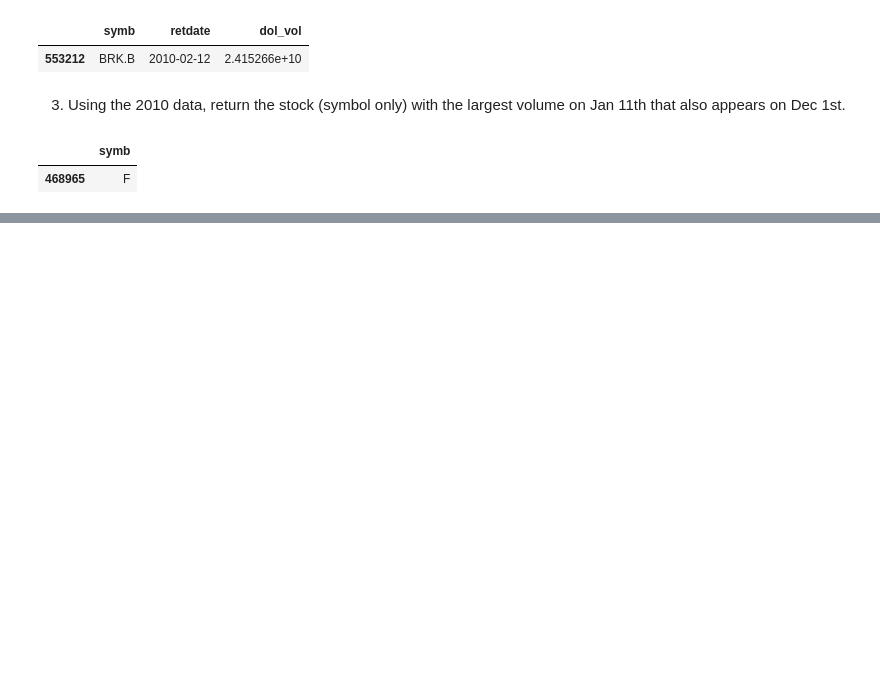
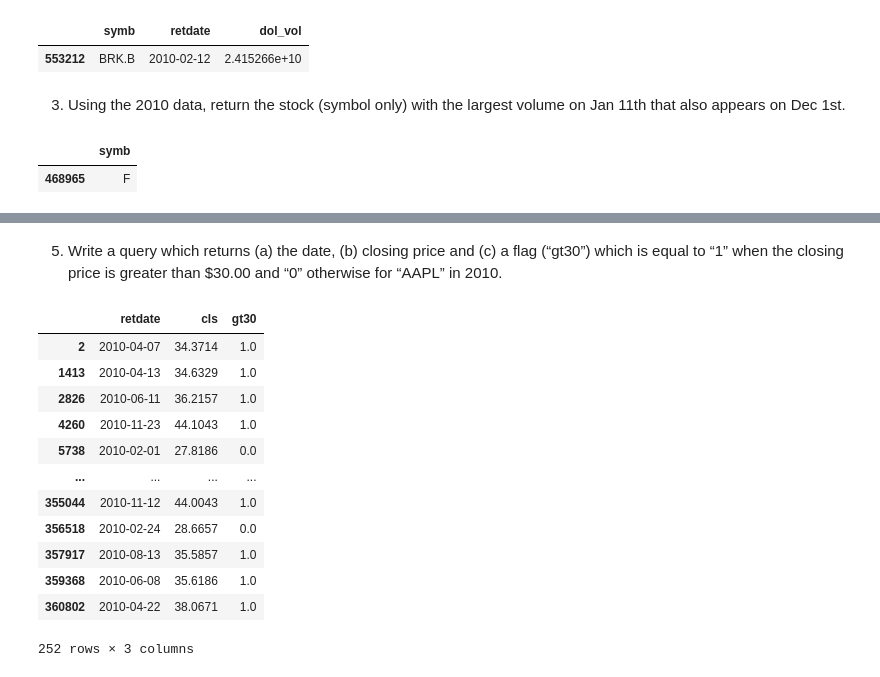
Before and after one commit to anitarestrepo16/databases_class_pandas, a Jupyter notebook: HW3/HW3.ipynb, the cells around one changed output, grey strips where cells are left out. Saved outputs shown, nothing was run; the diff lists cells and outputs as text; code cells hidden in the pictures; blank space fills up the shorter version.

```diff
--- a/HW3/HW3.ipynb
+++ b/HW3/HW3.ipynb
@@ -78,0 +85,21 @@ Name: retdate, Length: 816066, dtype: datetime64[ns]
+# %% [markdown]
+5. Write a query which returns (a) the date, (b) closing price and (c) a flag (“gt30”) which is equal to “1” when the closing price is greater than $30.00 and “0” otherwise for “AAPL” in 2010.
+# %%
+temp = df2010.copy().loc[(df2010.loc[:, 'symb'] == 'AAPL'), :]
+temp.loc[(temp.loc[:, 'cls'] > 30), 'gt30'] = 1
+temp.loc[(temp.loc[:, 'cls'] < 30), 'gt30'] = 0
+temp.loc[:, ['retdate', 'cls', 'gt30']]
+# %% [output]
+|  | retdate | cls | gt30 |
+| 2 | 2010-04-07 | 34.3714 | 1.0 |
+| 1413 | 2010-04-13 | 34.6329 | 1.0 |
+| 2826 | 2010-06-11 | 36.2157 | 1.0 |
+| 4260 | 2010-11-23 | 44.1043 | 1.0 |
+| 5738 | 2010-02-01 | 27.8186 | 0.0 |
+| ... | ... | ... | ... |
+| 355044 | 2010-11-12 | 44.0043 | 1.0 |
+| 356518 | 2010-02-24 | 28.6657 | 0.0 |
+| 357917 | 2010-08-13 | 35.5857 | 1.0 |
+| 359368 | 2010-06-08 | 35.6186 | 1.0 |
+| 360802 | 2010-04-22 | 38.0671 | 1.0 |
+252 rows × 3 columns
```
Also changed, not shown: parts of 24 cells of this notebook.
